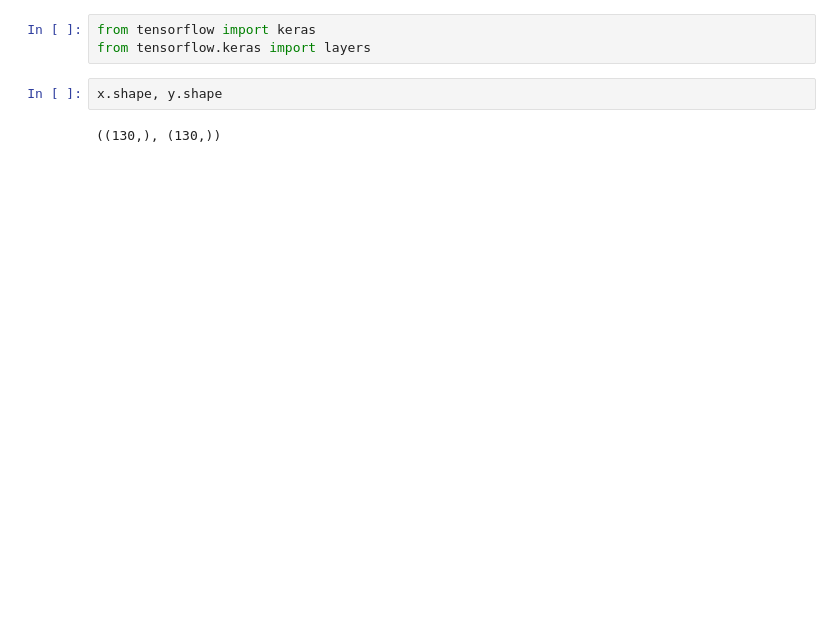
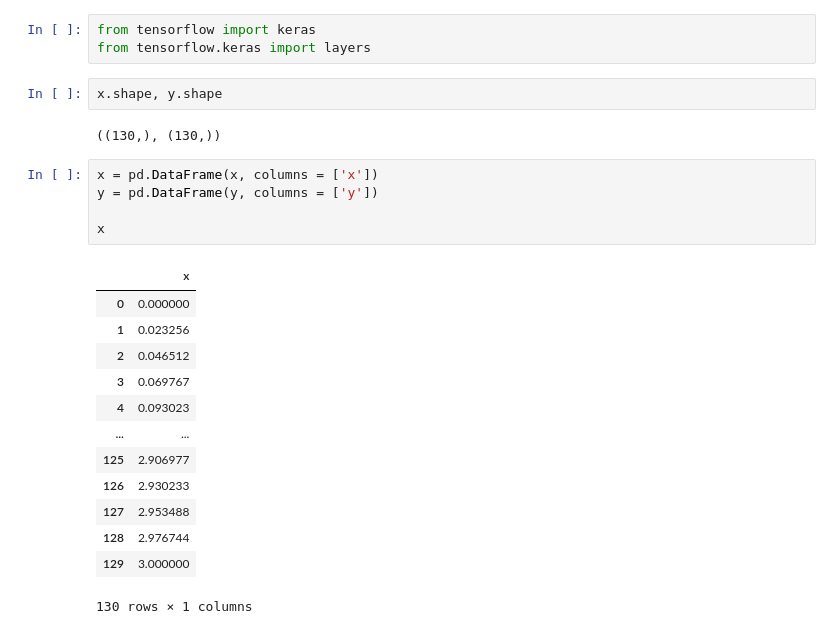
Before and after one commit to axperez/TensorFlow2.0, a Jupyter notebook: SimpleLinearRegression.ipynb, the cells around one changed output. Drawn from its saved outputs; the diff is of its cells as text; blank space fills up the shorter version.

```diff
--- a/SimpleLinearRegression.ipynb
+++ b/SimpleLinearRegression.ipynb
@@ -126,3 +126,22 @@ from tensorflow.keras import layers
 x.shape, y.shape
 # %% [output]
 ((130,), (130,))
+# %%
+x = pd.DataFrame(x, columns = ['x'])
+y = pd.DataFrame(y, columns = ['y'])
+
+x
+# %% [output]
+|  | x |
+| 0 | 0.000000 |
+| 1 | 0.023256 |
+| 2 | 0.046512 |
+| 3 | 0.069767 |
+| 4 | 0.093023 |
+| ... | ... |
+| 125 | 2.906977 |
+| 126 | 2.930233 |
+| 127 | 2.953488 |
+| 128 | 2.976744 |
+| 129 | 3.000000 |
+130 rows × 1 columns
```
Also changed, not shown: parts of 11 cells of this notebook.
